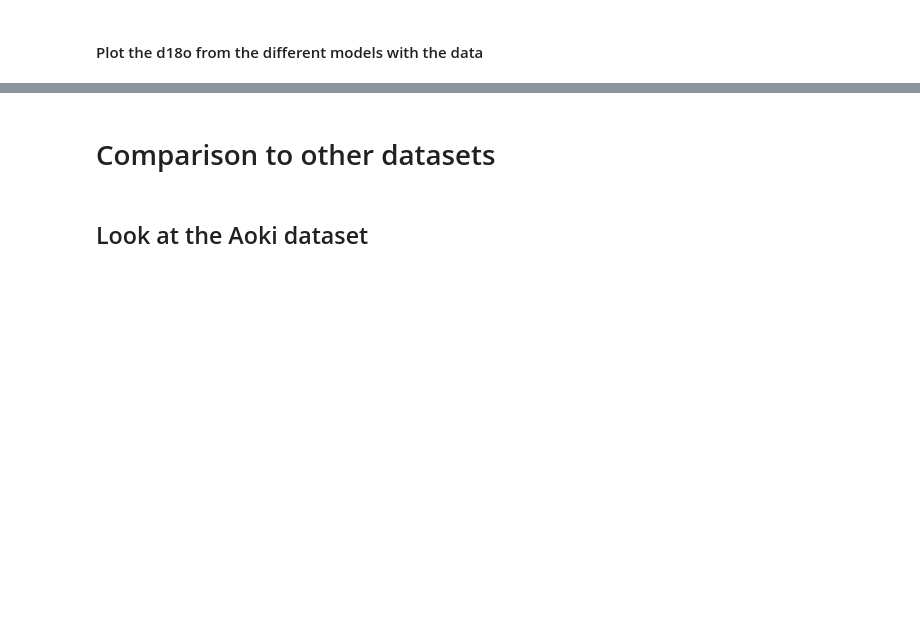
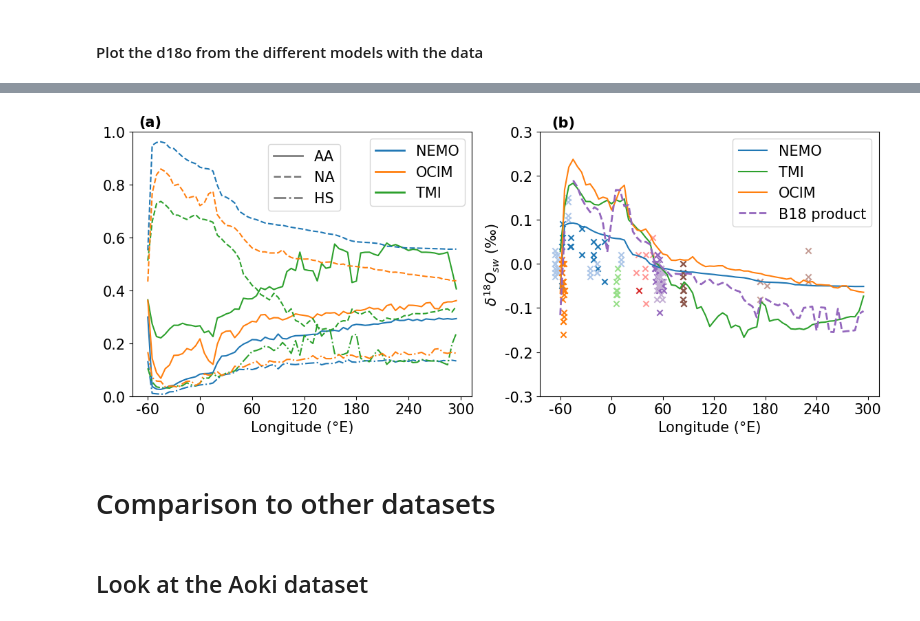
Before and after one commit to brumillet/d18o-southern-ocean, a Jupyter notebook: notebooks/evaluation_reconstructions.ipynb, the cells around one changed output, grey strips where cells are left out. Saved outputs shown, nothing was run; the diff lists cells and outputs as text; code cells hidden in the pictures; blank space fills up the shorter version.

```diff
--- a/notebooks/evaluation_reconstructions.ipynb
+++ b/notebooks/evaluation_reconstructions.ipynb
@@ -516,45 +506,47 @@ fig = plt.figure(figsize = (14, 5)); gs = fig.add_gridspec(1, 2, wspace = 0.2);
 ax = fig.add_subplot(gs[0, 0])
 ls = ['-', '--', '-.']; colors = ['#1f77b4', '#ff7f0e', '#2ca02c']
 for i in range(len(dyes_deep)):
-    ax.plot(lon_reshaped, dye_nemo_max_reshaped[i], label = 'NEMO ' + dyes_deep[i], ls = ls[i], color = '#1f77b4')
-    ax.plot(lon_reshaped, dye_tmi_max_reshaped[i], label = 'TMI ' + dyes_deep[i], ls = ls[i], color = '#2ca02c')
-    ax.plot(lon_reshaped, dye_ocim_max_reshaped[i], label = 'OCIM ' + dyes_deep[i], ls = ls[i], color = '#ff7f0e')
+    ax.plot(lon_reshaped, dye_nemo_max_reshaped[i], label = 'NEMO ' + dyes_deep[i], ls = ls[i], color = pr.PRODUCT_COLORS['nemo'])
+    ax.plot(lon_reshaped, dye_tmi_max_reshaped[i], label = 'TMI ' + dyes_deep[i], ls = ls[i], color = pr.PRODUCT_COLORS['tmi'])
+    ax.plot(lon_reshaped, dye_ocim_max_reshaped[i], label = 'OCIM ' + dyes_deep[i], ls = ls[i], color = pr.PRODUCT_COLORS['ocim'])
 
 ax.set_xticks([-60 + i * 60 for i in range(7)]); ax.set_xticklabels([str(-60 + i* 60) for i in range(7)], fontsize = font)
 ax.set_yticks([i * 0.2 for i in range(6)]); ax.set_yticklabels([format(i * 0.2, '.1f') for i in range(6)], fontsize = font)
 ax.set_xlabel('Longitude (°E)', fontsize = font)
 # ax.set_ylabel('Dye concentration', fontsize = font);
 ax.set_ylim(0, 1); ax.text(-70, 1.02, '(a)', fontsize = font, fontweight = 'bold')
-custom_lines = [Line2D([0], [0], color='#1f77b4', lw=2),
-                Line2D([0], [0], color='#ff7f0e', lw=2),
-                Line2D([0], [0], color='#2ca02c', lw=2)]
+custom_lines = [Line2D([0], [0], color=pr.PRODUCT_COLORS['nemo'], lw=2),
+                Line2D([0], [0], color=pr.PRODUCT_COLORS['ocim'], lw=2),
+                Line2D([0], [0], color=pr.PRODUCT_COLORS['tmi'], lw=2)]
 first_legend = ax.legend(custom_lines, ['NEMO', 'OCIM', 'TMI'], fontsize = font)
 
 custom_lines = [Line2D([0], [0], color='#7f7f7f', lw=2, ls = ls[0]),
                 Line2D([0], [0], color='#7f7f7f', lw=2, ls = ls[1]),
                 Line2D([0], [0], color='#7f7f7f', lw=2, ls = ls[2])]
 ax.legend(custom_lines, [dyes_deep[0], dyes_deep[1], dyes_deep[2]], fontsize = font, loc = (0.4, 0.7))
 ax.add_artist(first_legend)
 
 
 ax = fig.add_subplot(gs[0, 1])
 for i in range(12):
     plt.scatter(dfs3[i]['Longitude2'], dfs3[i]['d18O'], marker = 'x', c = couleurs[i])
 
-ax.plot(lon_reshaped, d18o_na_max_reshaped[0], label = 'NEMO', color = '#1f77b4')
-ax.plot(lon_reshaped, d18o_na_max_reshaped[2], label = 'TMI', color = '#2ca02c')
-ax.plot(lon_reshaped, d18o_na_max_reshaped[1], label = 'OCIM', color = '#ff7f0e')
+ax.plot(lon_reshaped, d18o_na_max_reshaped[0], label = 'NEMO', color = pr.PRODUCT_COLORS['nemo'])
+ax.plot(lon_reshaped, d18o_na_max_reshaped[2], label = 'TMI', color = pr.PRODUCT_COLORS['tmi'])
+ax.plot(lon_reshaped, d18o_na_max_reshaped[1], label = 'OCIM', color = pr.PRODUCT_COLORS['ocim'])
 
-ax.fill_between(lon_reshaped, b18_na_lo, b18_na_hi, color = bk.BREITKREUZ_COLOR, alpha = 0.15)
-ax.plot(lon_reshaped, b18_na_mean, label = bk.BREITKREUZ_LABEL, color = bk.BREITKREUZ_COLOR, ls = ':', lw = 2)
+# ax.fill_between(lon_reshaped, b18_na_lo, b18_na_hi, color = bk.BREITKREUZ_COLOR, alpha = 0.15)
+ax.plot(lon_reshaped, b18_na_mean, label = bk.BREITKREUZ_LABEL, color = bk.BREITKREUZ_COLOR, ls = '--', lw = 2)
 
 ax.set_xticks([-60 + i * 60 for i in range(7)]); ax.set_xticklabels([str(-60 + i* 60) for i in range(7)], fontsize = font)
 ax.set_yticks([-0.3 + i * 0.1 for i in range(7)]); ax.set_yticklabels([format(-0.3 + i * 0.1, '.1f') for i in range(7)], fontsize = font)
 ax.set_xlabel('Longitude (°E)', fontsize = font); ax.set_ylabel('$\delta^{18}O_{sw}$ (‰)', fontsize = font)
 ax.text(-70, 0.31, '(b)', fontsize = font, fontweight = 'bold')
 
 ax.legend(fontsize = font)
 plt.savefig(fig_path + 'd18o_SO_data_models_NA_density.png', bbox_inches = 'tight')
+# %% [output]
+[figure, added]
 # %% [markdown]
 # Comparison to other datasets
 # %% [markdown]
```
Also changed, not shown: parts of 22 cells of this notebook, 1 other file.
